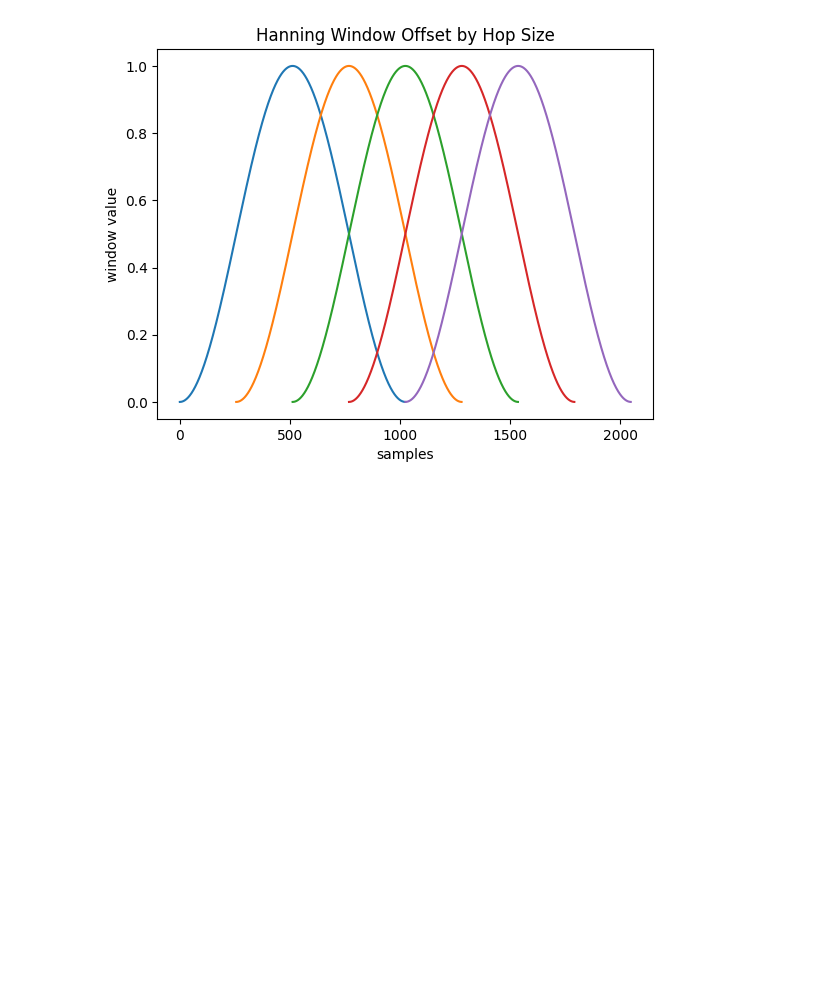
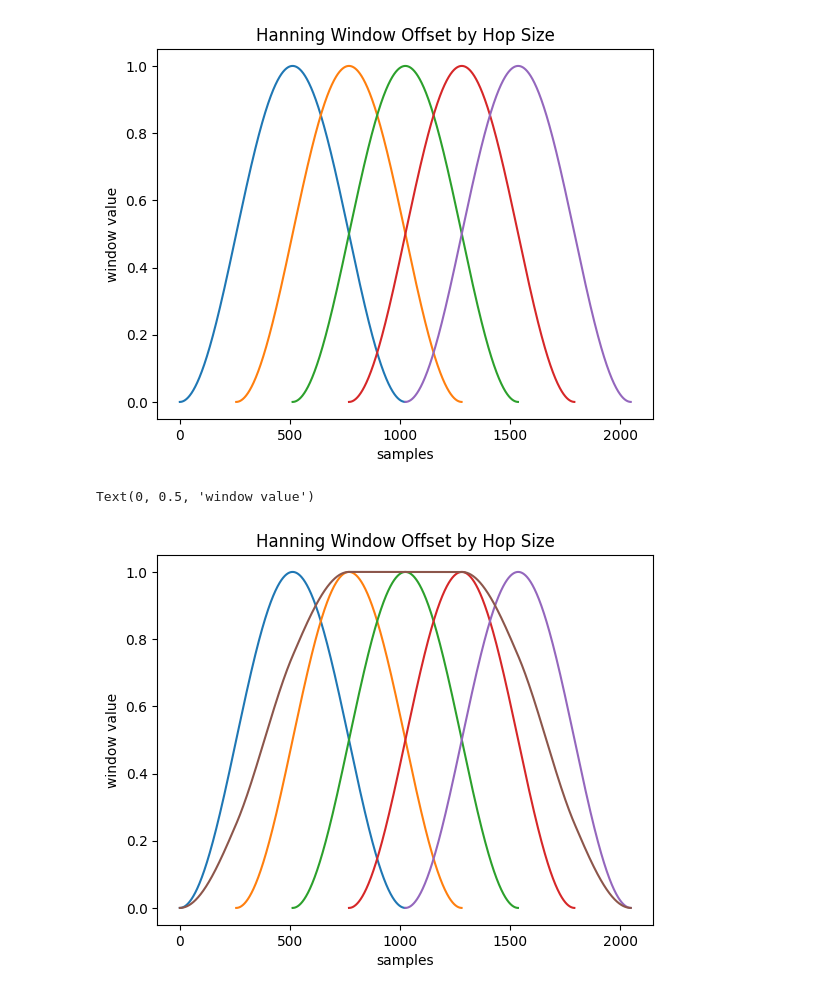
Before and after one commit to samsmith00/junior-IS, a Jupyter notebook: pythonScripts/hanningWindow.ipynb, the cells around one changed output. Drawn from its saved outputs; the diff is of its cells as text; code cells hidden in the pictures; blank space fills up the shorter version.

```diff
--- a/pythonScripts/hanningWindow.ipynb
+++ b/pythonScripts/hanningWindow.ipynb
@@ -34,10 +34,11 @@ Text(0, 0.5, 'window value')
 
 x = np.arange(window_size)
 
-for i in range(5):
+num_offset = 5
+
+for i in range(num_offset):
     offset = i * hop_size
     plt.plot(x + offset, hannWindow)
-cola_property = 0
 
 
 
@@ -48,18 +49,33 @@ plt.ylabel("window value")
 Text(0, 0.5, 'window value')
 [figure]
 # %%
-# COLA Proporty Visualization
-
-
-x = np.arange(window_size)
-
-for i in range(5):
-    offset = i * hop_size
-    plt.plot(x + offset, hannWindow)
-cola_property = 0
+# COLA Property Visualization
 
 
 
+hop_size = int(hop_size)
+
+# COLA array length
+cola_property = np.zeros(window_size + hop_size * (num_offset - 1), dtype=float)
+
+m = np.arange(window_size, dtype=int)
+
+for i in range(num_offset):
+    offset = i * hop_size
+    idx = m + offset
+    cola_property[idx] += hannWindow
+
+cola_property = cola_property / np.max(cola_property)
+
+for i in range(num_offset):
+    offset = i * hop_size
+    plt.plot(x + offset, hannWindow)
+
+
+plt.plot(cola_property)
 plt.title("Hanning Window Offset by Hop Size")
 plt.xlabel("samples")
 plt.ylabel("window value")
+# %% [output]
+Text(0, 0.5, 'window value')
+[figure, added]
```
Also changed, not shown: parts of 1 cell of this notebook, 2 other files.
